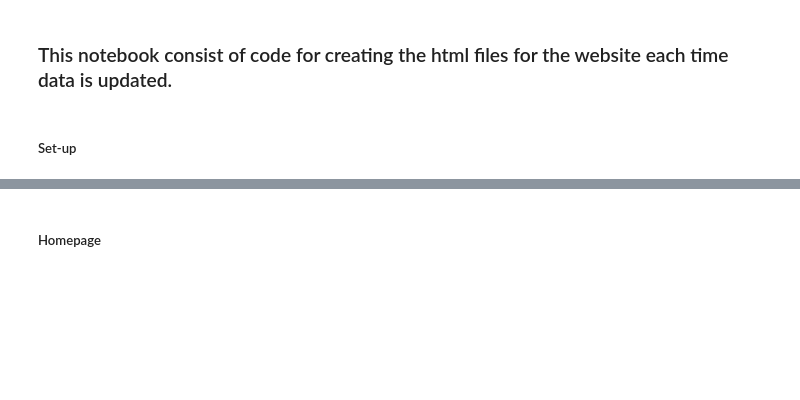
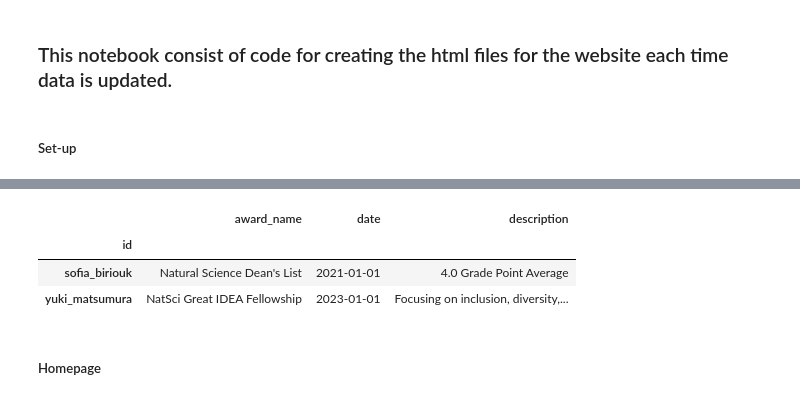
Before and after one commit to deepthought-initiative/dtiwebsite_generator, a Jupyter notebook: notebooks/create_htmls.ipynb, the cells around one changed output, grey strips where cells are left out. Cells and saved outputs as stored; diff of their text form; code cells hidden in the pictures; blank space fills up the shorter version.

```diff
--- a/notebooks/create_htmls.ipynb
+++ b/notebooks/create_htmls.ipynb
@@ -238,3 +216,11 @@ display(all_data_df)
+# %%
+awards_df = read_member_data_jsons("awards.json")
+awards_df
+# %% [output]
+|  | award_name | date | description |
+| id |  |  |  |
+| sofia_biriouk | Natural Science Dean's List | 2021-01-01 | 4.0 Grade Point Average |
+| yuki_matsumura | NatSci Great IDEA Fellowship | 2023-01-01 | Focusing on inclusion, diversity,... |
 # %%
 class MemberData:
     def __init__(self, member_id):
```
Also changed, not shown: parts of 7 cells of this notebook.
